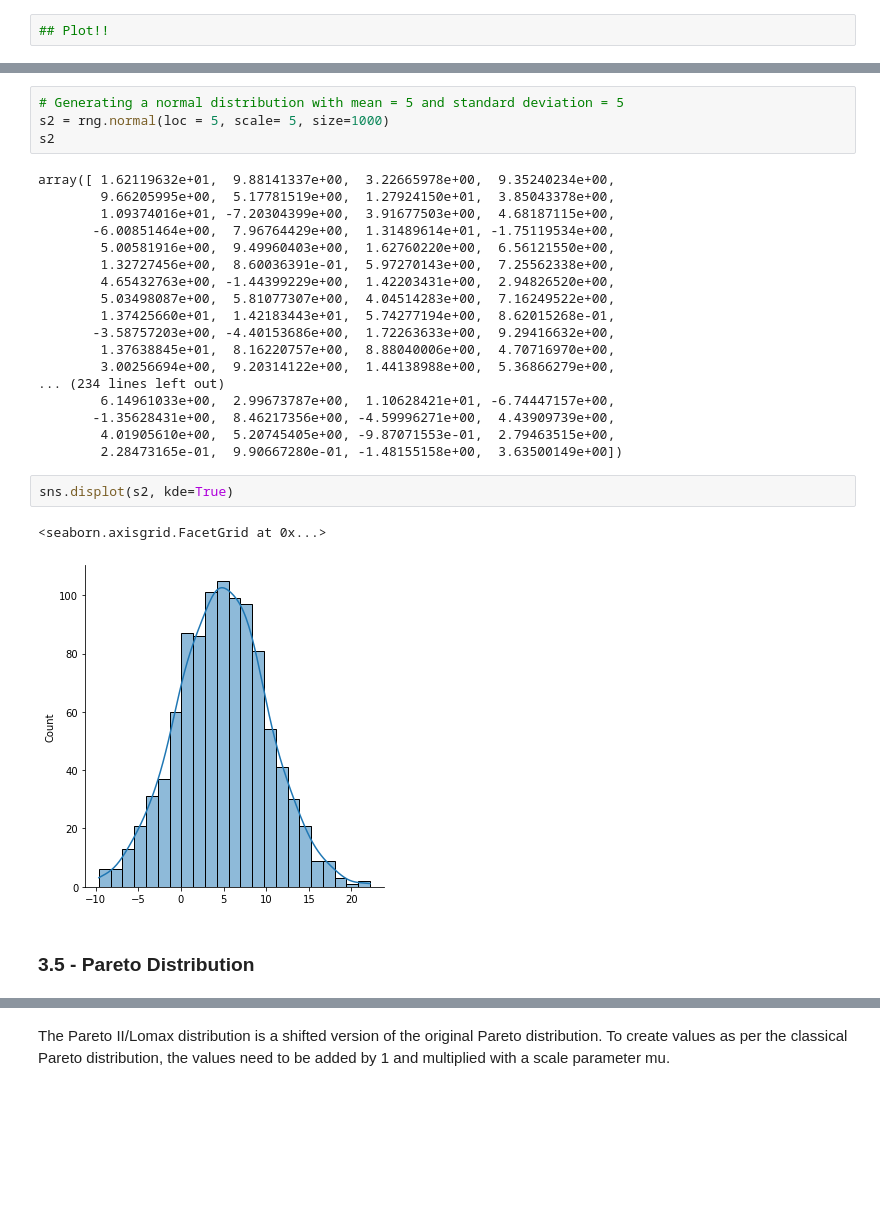
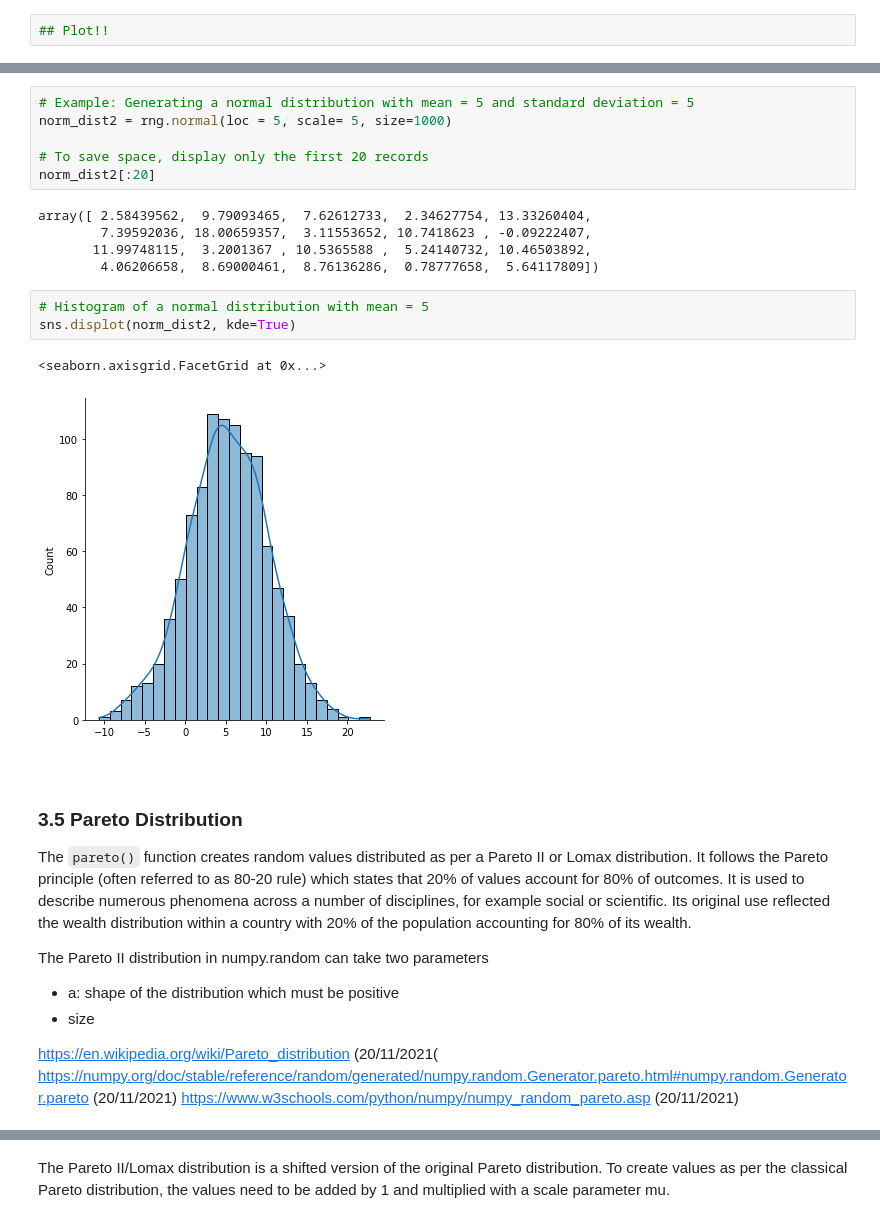
Before and after one commit to ssteffens/programming-data-analysis-assignment, a Jupyter notebook: numpy-random.ipynb, the cells around one changed output, grey strips where cells are left out. Saved outputs shown, nothing was run; the diff lists cells and outputs as text; blank space fills up the shorter version.

```diff
--- a/numpy-random.ipynb
+++ b/numpy-random.ipynb
@@ -433,29 +457,32 @@ sns.displot(s, kde=True)
 # %%
-# Generating a normal distribution with mean = 5 and standard deviation = 5
-s2 = rng.normal(loc = 5, scale= 5, size=1000)
-s2
+# Example: Generating a normal distribution with mean = 5 and standard deviation = 5
+norm_dist2 = rng.normal(loc = 5, scale= 5, size=1000)
+
+# To save space, display only the first 20 records
+norm_dist2[:20]
 # %% [output]
-array([ 1.62119632e+01,  9.88141337e+00,  3.22665978e+00,  9.35240234e+00,
-        9.66205995e+00,  5.17781519e+00,  1.27924150e+01,  3.85043378e+00,
-        1.09374016e+01, -7.20304399e+00,  3.91677503e+00,  4.68187115e+00,
-       -6.00851464e+00,  7.96764429e+00,  1.31489614e+01, -1.75119534e+00,
-        5.00581916e+00,  9.49960403e+00,  1.62760220e+00,  6.56121550e+00,
-        1.32727456e+00,  8.60036391e-01,  5.97270143e+00,  7.25562338e+00,
-        4.65432763e+00, -1.44399229e+00,  1.42203431e+00,  2.94826520e+00,
-        5.03498087e+00,  5.81077307e+00,  4.04514283e+00,  7.16249522e+00,
-        1.37425660e+01,  1.42183443e+01,  5.74277194e+00,  8.62015268e-01,
-       -3.58757203e+00, -4.40153686e+00,  1.72263633e+00,  9.29416632e+00,
-        1.37638845e+01,  8.16220757e+00,  8.88040006e+00,  4.70716970e+00,
-        3.00256694e+00,  9.20314122e+00,  1.44138988e+00,  5.36866279e+00,
-... (234 lines left out)
-        6.14961033e+00,  2.99673787e+00,  1.10628421e+01, -6.74447157e+00,
-       -1.35628431e+00,  8.46217356e+00, -4.59996271e+00,  4.43909739e+00,
-        4.01905610e+00,  5.20745405e+00, -9.87071553e-01,  2.79463515e+00,
-        2.28473165e-01,  9.90667280e-01, -1.48155158e+00,  3.63500149e+00])
+array([ 2.58439562,  9.79093465,  7.62612733,  2.34627754, 13.33260404,
+        7.39592036, 18.00659357,  3.11553652, 10.7418623 , -0.09222407,
+       11.99748115,  3.2001367 , 10.5365588 ,  5.24140732, 10.46503892,
+        4.06206658,  8.69000461,  8.76136286,  0.78777658,  5.64117809])
 # %%
-sns.displot(s2, kde=True)
+# Histogram of a normal distribution with mean = 5
+sns.displot(norm_dist2, kde=True)
 # %% [output]
 <seaborn.axisgrid.FacetGrid at 0x...>
-[figure, old version]
+[figure, new version]
 # %% [markdown]
-### **3.5 - Pareto Distribution**
+<br>
+
+### **3.5 Pareto Distribution**
+
+The `pareto()` function creates random values distributed as per a Pareto II or Lomax distribution. It follows the Pareto principle (often referred to as 80-20 rule) which states that 20% of values account for 80% of outcomes. It is used to describe numerous phenomena across a number of disciplines, for example social or scientific. Its original use reflected the wealth distribution within a country with 20% of the population accounting for 80% of its wealth.
+
+The Pareto II distribution in numpy.random can take two parameters
+- a: shape of the distribution which must be positive
+- size
+
+
+https://en.wikipedia.org/wiki/Pareto_distribution (20/11/2021(
+https://numpy.org/doc/stable/reference/random/generated/numpy.random.Generator.pareto.html#numpy.random.Generator.pareto (20/11/2021)
+https://www.w3schools.com/python/numpy/numpy_random_pareto.asp (20/11/2021)
```
Also changed, not shown: parts of 85 cells of this notebook.
